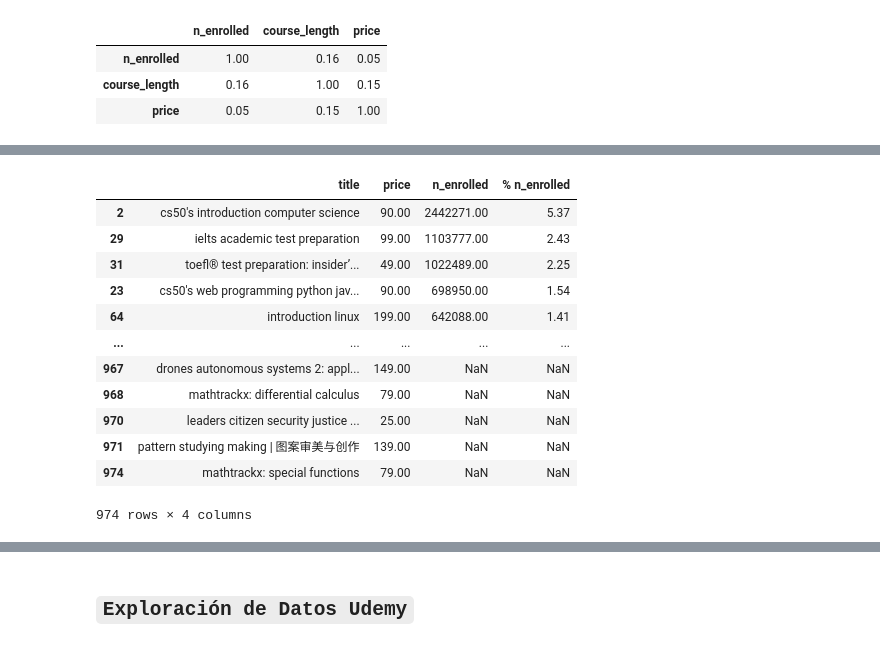
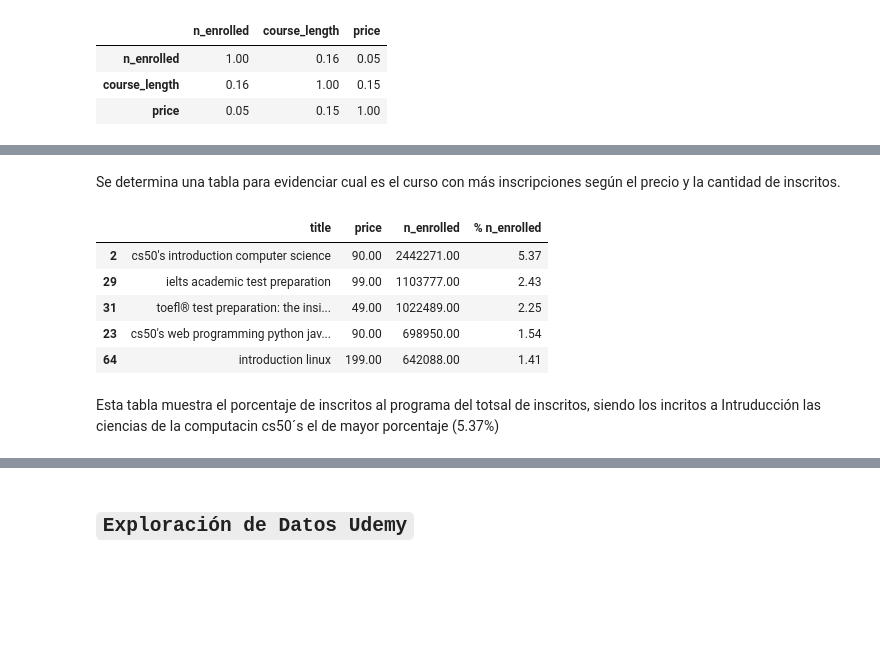
Before and after one commit to Loutrec2001/Proyecto_Individual_2, a Jupyter notebook: Analisis_Moocs.ipynb, the cells around one changed output, grey strips where cells are left out. Drawn from its saved outputs; the diff is of its cells as text; code cells hidden in the pictures; blank space fills up the shorter version.

```diff
--- a/Analisis_Moocs.ipynb
+++ b/Analisis_Moocs.ipynb
@@ -344,22 +383,19 @@ edx.loc[:, ['title', 'price','n_enrolled']].sort_values('n_enrolled', ascending=
 | 35 | basic spanish 1: getting started | 40.00 | 400169.00 |
+# %% [markdown]
+Se determina una tabla para evidenciar cual es el curso con más inscripciones según el precio y la cantidad de inscritos.
 # %%
 edx['% n_enrolled'] = edx['n_enrolled'] / (edx['n_enrolled'].sum()) * 100
 # %%
-edx.loc[:, ['title', 'price','n_enrolled', '% n_enrolled']].sort_values('% n_enrolled', ascending= False)
+edx.loc[:, ['title', 'price','n_enrolled', '% n_enrolled']].sort_values('% n_enrolled', ascending= False).head(5)
 # %% [output]
 |  | title | price | n_enrolled | % n_enrolled |
 | 2 | cs50's introduction computer science | 90.00 | 2442271.00 | 5.37 |
 | 29 | ielts academic test preparation | 99.00 | 1103777.00 | 2.43 |
-| 31 | toefl® test preparation: insider’... | 49.00 | 1022489.00 | 2.25 |
+| 31 | toefl® test preparation: the insi... | 49.00 | 1022489.00 | 2.25 |
 | 23 | cs50's web programming python jav... | 90.00 | 698950.00 | 1.54 |
 | 64 | introduction linux | 199.00 | 642088.00 | 1.41 |
-| ... | ... | ... | ... | ... |
-| 967 | drones autonomous systems 2: appl... | 149.00 | NaN | NaN |
-| 968 | mathtrackx: differential calculus | 79.00 | NaN | NaN |
-| 970 | leaders citizen security justice ... | 25.00 | NaN | NaN |
-| 971 | pattern studying making | 图案审美与创作 | 139.00 | NaN | NaN |
-| 974 | mathtrackx: special functions | 79.00 | NaN | NaN |
-974 rows × 4 columns
+# %% [markdown]
+Esta tabla muestra el porcentaje de inscritos al programa del totsal de inscritos, siendo los incritos a Intruducción las ciencias de la computacin cs50´s el de mayor porcentaje (5.37%)
 # %%
 edx['profit'] = edx['price'] * edx ['n_enrolled']
 # %%
```
Also changed, not shown: parts of 54 cells of this notebook.
